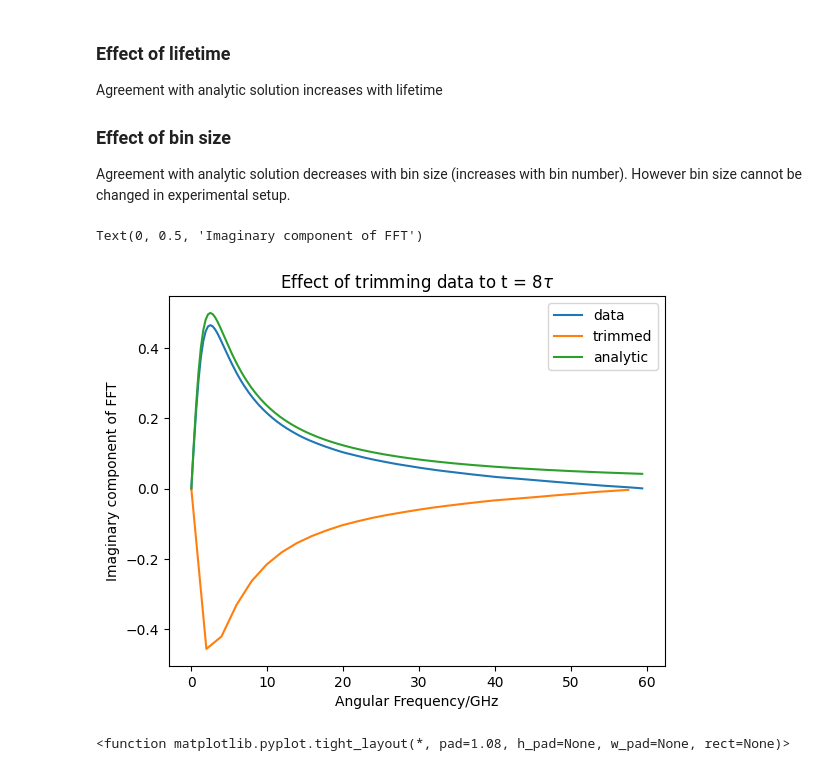
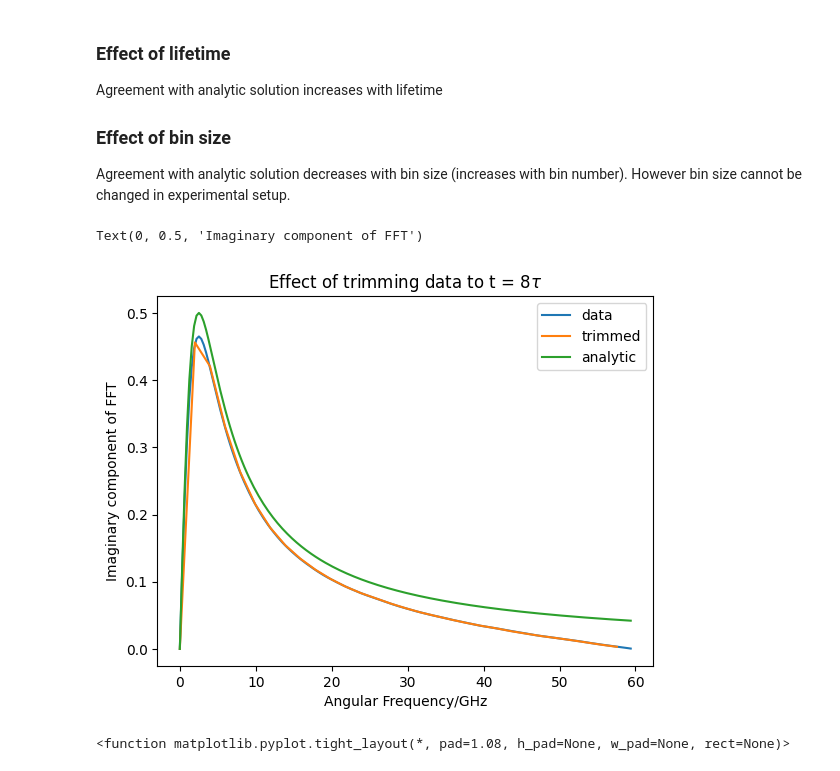
Before and after one commit to ngcnpeter/Y3_Group_Project_2B, a Jupyter notebook: TCSPC-simulation/interim_report.ipynb, the cells around one changed output. Drawn from its saved outputs; the diff is of its cells as text; code cells hidden in the pictures.

```diff
--- a/TCSPC-simulation/interim_report.ipynb
+++ b/TCSPC-simulation/interim_report.ipynb
@@ -212,0 +208,3 @@ results['EGFP']
+# %%
+info_df,par_df = fit_df(results['EGFP']) #info and parameter df for 100 EGFP fits
+par_df.loc[(slice(0,99),'_val'),:]  #access _val, stderr, init_value, correl  by changing the string
@@ -257,28 +269,28 @@ Agreement with analytic solution decreases with bin size (increases with bin num
 # %%
 w, p = NADH.phasor_fft(multi = False)
 w = w[:int(len(w)/2)]
 tau0 = NADH.tau[0]
 end = int(tau0*8*NADH.n_bins/NADH.window)
 #trim data to 8 tau
 y_trim = NADH.y_arr[0,:end]
 ker_trim = NADH.ker[:end]
 #FFT
 p2 = np.fft.fft(y_trim)/np.sum(y_trim)/np.fft.fft(ker_trim)*np.sum(ker_trim)
 w2 = 2*np.pi*np.fft.fftfreq(len(ker_trim),NADH.t[end]/len(ker_trim))
 p2 = p2[:int(len(w2)/2)] #just get +ve freq
 w2  = w2[:int(len(w2)/2)]
 
 plt.title(r'Effect of trimming data to t = 8$\tau$')
 for i in range(1):
     plt.plot(w,np.imag(p[i,:len(w)]),label = 'data')
-    plt.plot(w2,np.imag(p2),label = 'trimmed')
+    plt.plot(w2,-np.imag(p2),label = 'trimmed')
     plt.plot(w, np.imag(exp_FT(w,NADH.tau)[i]),label = 'analytic')
 plt.legend()
 plt.xlabel('Angular Frequency/GHz')
 plt.ylabel('Imaginary component of FFT')
 # %% [output]
 Text(0, 0.5, 'Imaginary component of FFT')
-[figure, old version]
+[figure, new version]
 # %%
 w,p = DEMO.phasor_fft(multi = False)
 w = w[:190]
```
Also changed, not shown: parts of 4 cells of this notebook, 2 other files.
